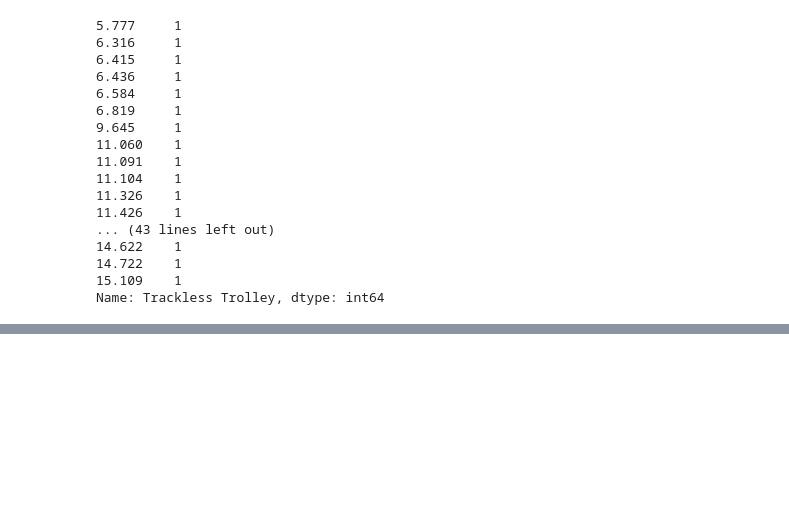
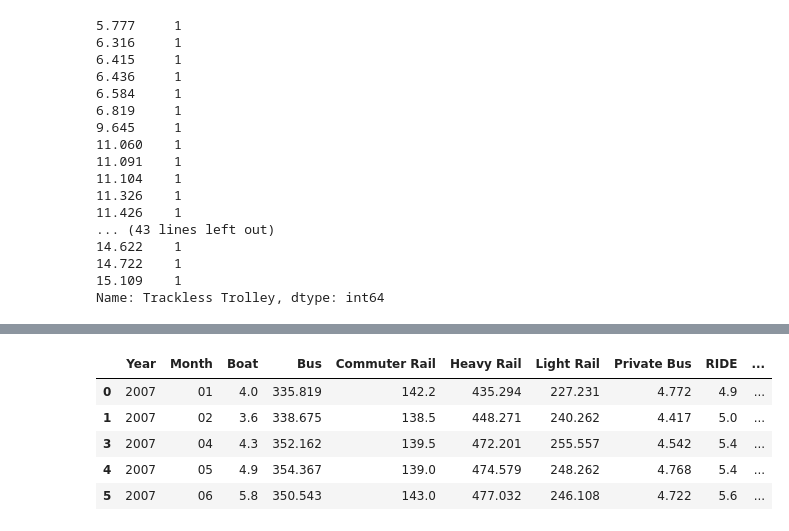
Before and after one commit to MOHAMED-BAD/Mbta_Data_Clean, a Jupyter notebook: mbta.ipynb, the cells around one changed output, grey strips where cells are left out. Drawn from its saved outputs; the diff is of its cells as text; code cells hidden in the pictures; blank space fills up the shorter version.

Commit message:
Data Clean
Data Clean

```diff
--- a/mbta.ipynb
+++ b/mbta.ipynb
@@ -310,3 +320,3 @@ mbta['Trackless Trolley'].replace([5.777 ,6.316 ,6.415 ,6.436 ,6.584 ,6.819 ],np
 # %%
-mbta.dropna( axis=  inplace=True)
+mbta.dropna(inplace=True)
 # %% [output]
@@ -313,0 +341,10 @@ SyntaxError: invalid syntax (<ipython-input-157-16ef6f530344>, line 1)
+# %%
+#Now are clean
+mbta.head()
+# %% [output]
+|  | Year | Month | Boat | Bus | Commuter Rail | Heavy Rail | Light Rail | Private Bus | RIDE | ... |
+| 0 | 2007 | 01 | 4.0 | 335.819 | 142.2 | 435.294 | 227.231 | 4.772 | 4.9 | ... |
+| 1 | 2007 | 02 | 3.6 | 338.675 | 138.5 | 448.271 | 240.262 | 4.417 | 5.0 | ... |
+| 3 | 2007 | 04 | 4.3 | 352.162 | 139.5 | 472.201 | 255.557 | 4.542 | 5.4 | ... |
+| 4 | 2007 | 05 | 4.9 | 354.367 | 139.0 | 474.579 | 248.262 | 4.768 | 5.4 | ... |
+| 5 | 2007 | 06 | 5.8 | 350.543 | 143.0 | 477.032 | 246.108 | 4.722 | 5.6 | ... |
```
Also changed, not shown: parts of 4 cells of this notebook.
